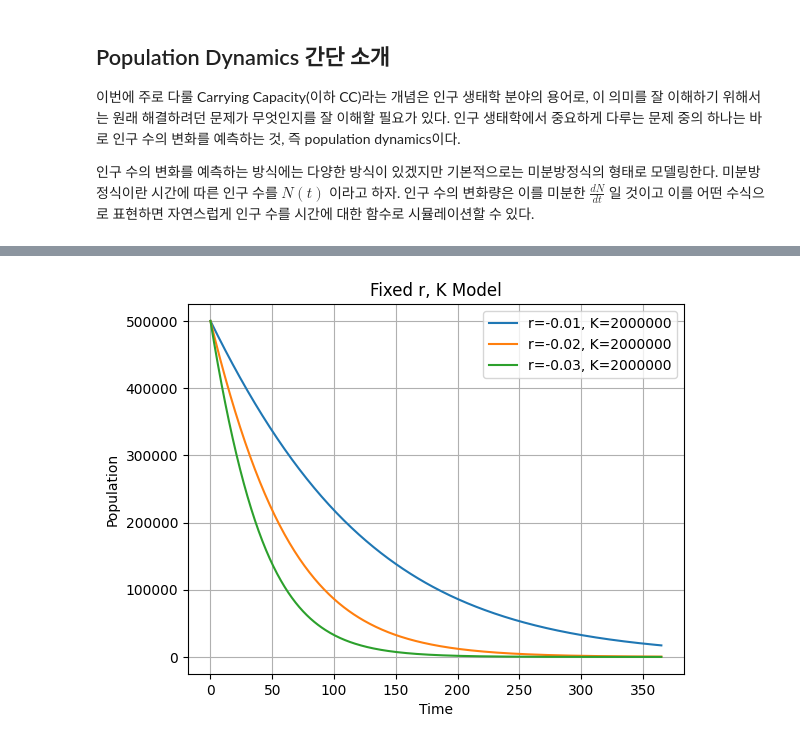
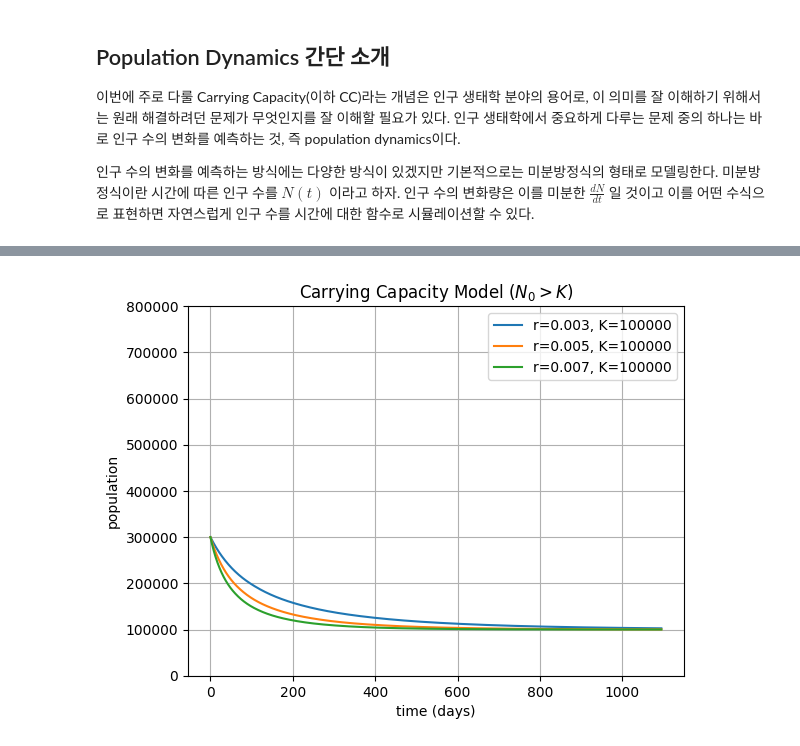
Before and after one commit to chanheelee-dev/blog-with-code, a Jupyter notebook: contents/carrying_capacity/carrying_capacity.ipynb, the cells around one changed output, grey strips where cells are left out. Drawn from its saved outputs; the diff is of its cells as text; code cells hidden in the pictures.

```diff
--- a/contents/carrying_capacity/carrying_capacity.ipynb
+++ b/contents/carrying_capacity/carrying_capacity.ipynb
@@ -125,28 +140,29 @@ plt.show()
-# %%
-# CASE 1: Exponential Growth
-
-# Time Mesh
-end_time = 365 + 1
-times = np.arange(0, end_time)
-
-N_0 = 500_000  # initial population
-
-r = -0.01
-K = 2_000_000
-sol = solve_fixed_r_K_model(N_0, times, r=r, K=K)
-plot_model(sol, r, K)
-
-r = -0.02
-K = 2_000_000
-sol = solve_fixed_r_K_model(N_0, times, r=r, K=K)
-plot_model(sol, r, K)
-
-r = -0.03
-K = 2_000_000
-sol = solve_fixed_r_K_model(N_0, times, r=r, K=K)
-plot_model(sol, r, K)
-
-plt.ylim = (0, 5.5e5)
-plt.show()
-# %% [output]
-[figure, removed]
+# %%
+# CASE 2: N_0 > K
+
+# Time Mesh
+end_time = 365 * 3 + 1
+times = np.arange(0, end_time)
+
+N_0 = 300_000  # initial population
+K = 100_000  # 50만 vs 70만
+
+for r in [0.003, 0.005, 0.007]:
+    sol = scipy.integrate.solve_ivp(
+        carrying_capacity_model,
+        t_span=(times[0], times[-1]),
+        y0=[N_0],
+        args=(r, K),
+        t_eval=times
+    )
+
+    ax = sns.lineplot(x=sol.t, y=sol.y[0], label=f"r={r}, K={K}")
+    ax.set_title("Carrying Capacity Model ($N_0 > K$)")
+    ax.set_xlabel("time (days)")
+    ax.set_ylabel("population")
+    ax.set_ylim(0, 8e5)
+
+plt.grid()
+plt.show()
+# %% [output]
+[figure, added]
```
Also changed, not shown: parts of 12 cells of this notebook, 1 other file.
